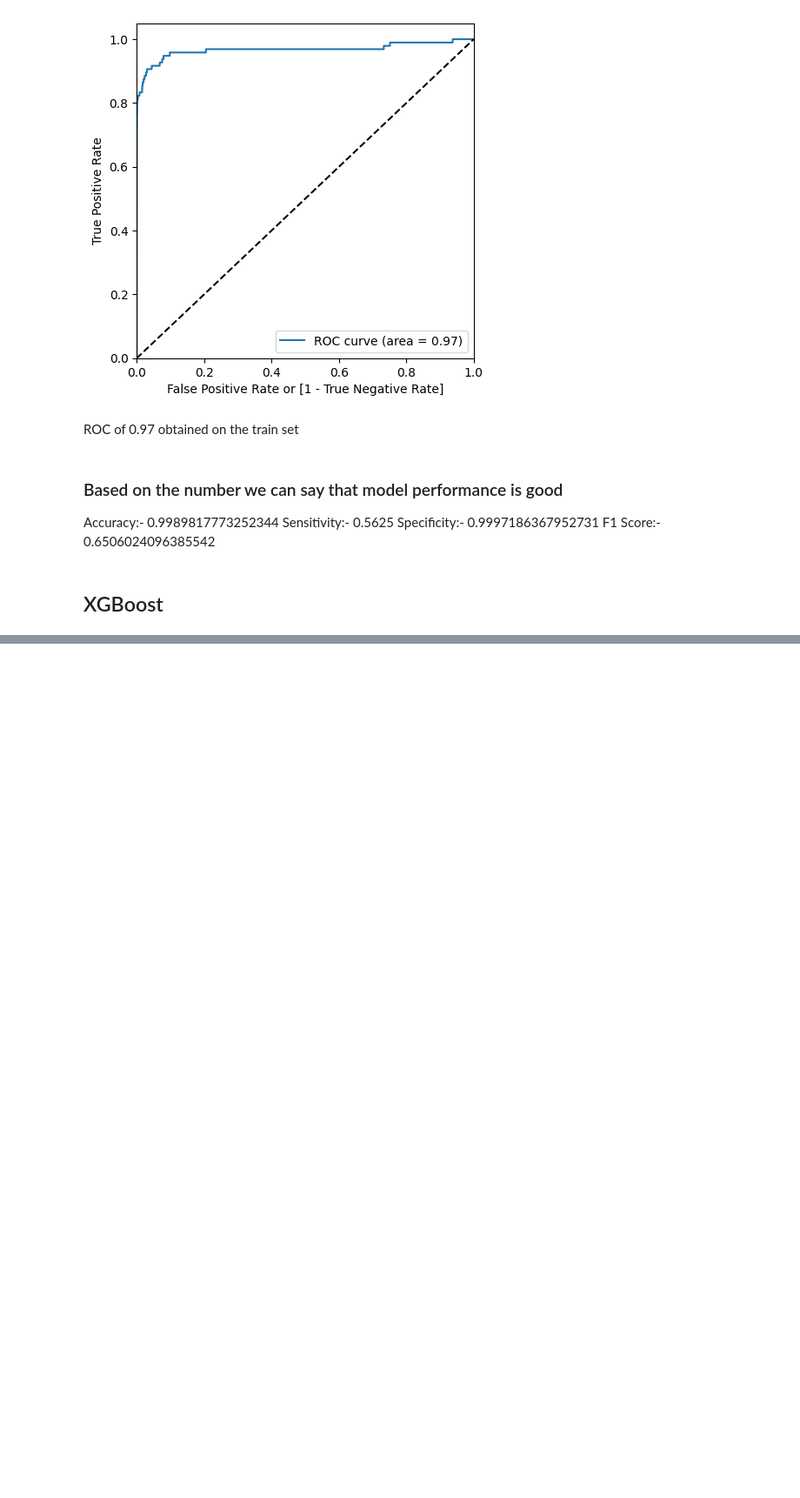
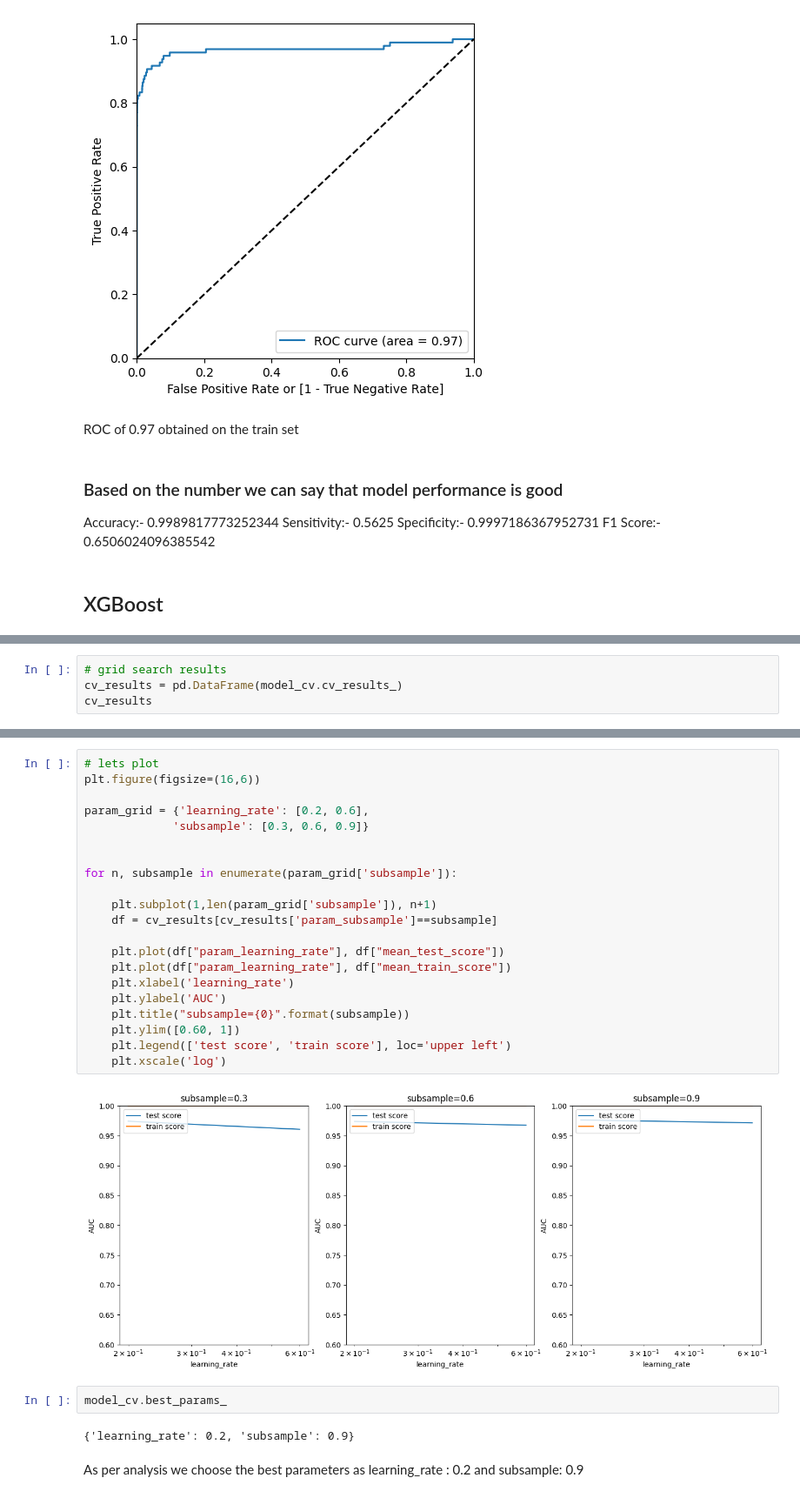
Before and after one commit to RavaUnda/creditCardFraudDetection, a Jupyter notebook: Credit_card_fraud_detection.ipynb, the cells around one changed output, grey strips where cells are left out. Shown at 87% size. Saved outputs shown, nothing was run; the diff lists cells and outputs as text; blank space fills up the shorter version.

```diff
--- a/Credit_card_fraud_detection.ipynb
+++ b/Credit_card_fraud_detection.ipynb
@@ -501,0 +550,4 @@ F1 Score:- 0.6506024096385542
+# %%
+# grid search results
+cv_results = pd.DataFrame(model_cv.cv_results_)
+cv_results
@@ -501,0 +562,29 @@ F1 Score:- 0.6506024096385542
+# %%
+# lets plot
+plt.figure(figsize=(16,6))
+
+param_grid = {'learning_rate': [0.2, 0.6],
+             'subsample': [0.3, 0.6, 0.9]}
+
+
+for n, subsample in enumerate(param_grid['subsample']):
+
+    plt.subplot(1,len(param_grid['subsample']), n+1)
+    df = cv_results[cv_results['param_subsample']==subsample]
+
+    plt.plot(df["param_learning_rate"], df["mean_test_score"])
+    plt.plot(df["param_learning_rate"], df["mean_train_score"])
+    plt.xlabel('learning_rate')
+    plt.ylabel('AUC')
+    plt.title("subsample={0}".format(subsample))
+    plt.ylim([0.60, 1])
+    plt.legend(['test score', 'train score'], loc='upper left')
+    plt.xscale('log')
+# %% [output]
+[figure, added]
+# %%
+model_cv.best_params_
+# %% [output]
+{'learning_rate': 0.2, 'subsample': 0.9}
+# %% [markdown]
+As per analysis we choose the best parameters as learning_rate : 0.2 and subsample: 0.9
```
Also changed, not shown: parts of 76 cells of this notebook.
